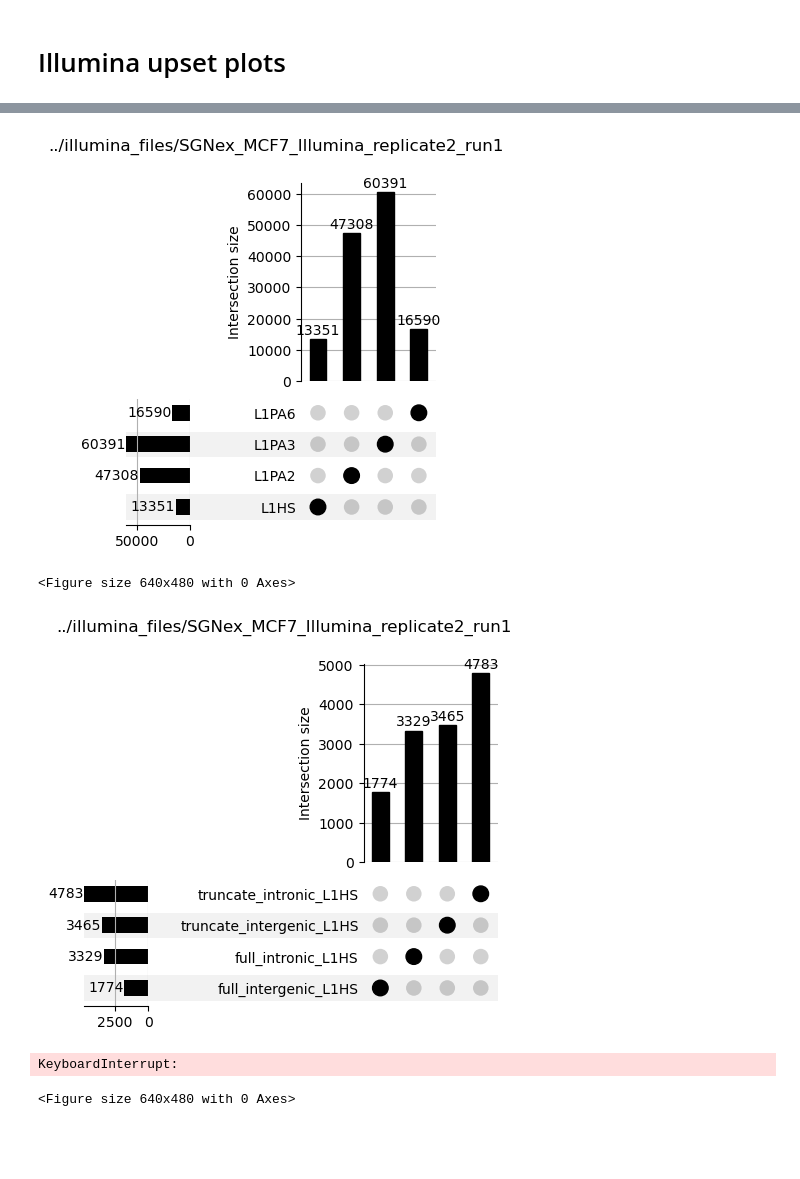
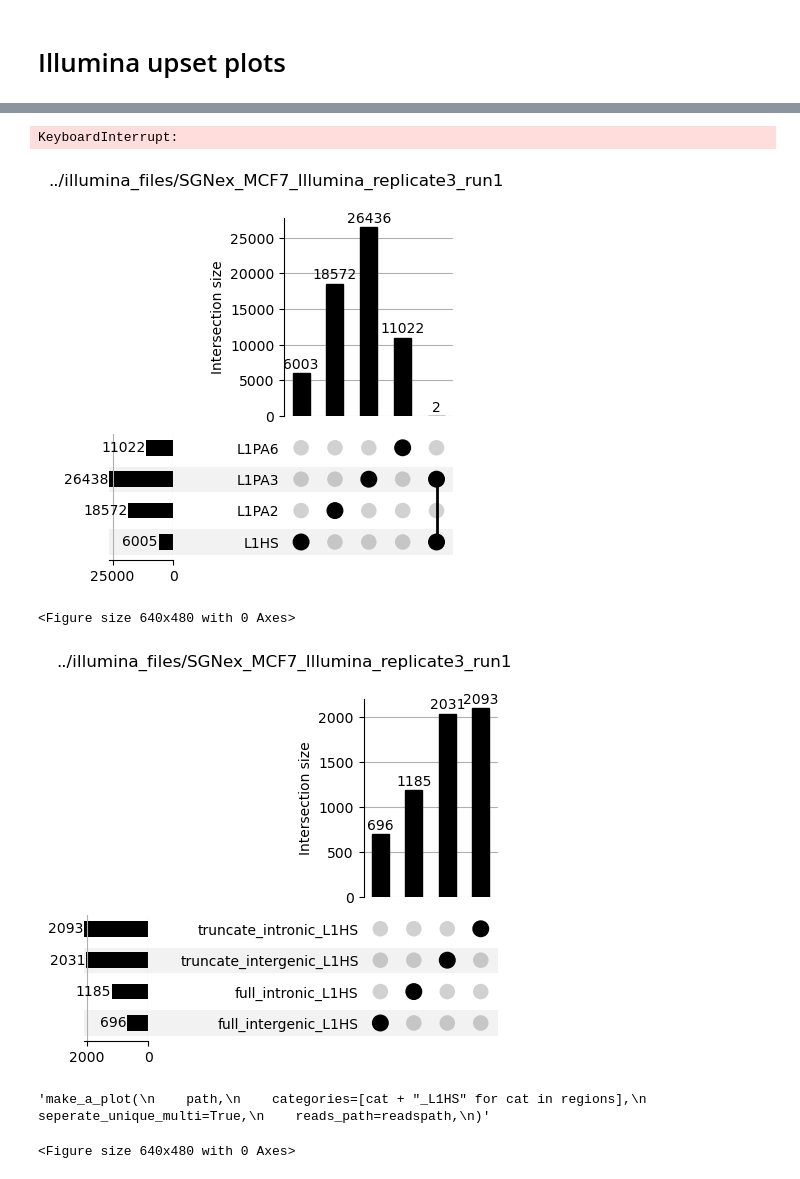
Before and after one commit to gage-lab/bulk_te_bench, a Jupyter notebook: analysis/upset/20240320_gtf_multimap.ipynb, the cells around one changed output, grey strips where cells are left out. Drawn from its saved outputs; the diff is of its cells as text; code cells hidden in the pictures; blank space fills up the shorter version.

```diff
--- a/analysis/upset/20240320_gtf_multimap.ipynb
+++ b/analysis/upset/20240320_gtf_multimap.ipynb
@@ -392,21 +427,28 @@ make_a_plot(
+# %%
+make_a_plot(
+    path,
+    categories=[cat + "_L1HS" for cat in regions],
+    seperate_unique_multi=True,
+    reads_path=readspath,
+)
+# %% [output]
+KeyboardInterrupt:
 # %%
-path = "../illumina_files/SGNex_MCF7_Illumina_replicate2_run1"
-readspath = "../illumina_files/SGNex_MCF7_Illumina_replicate2_run1/SGNex_MCF7_Illumina_replicate2_run1_unique_reads.txt"
+path = "../illumina_files/SGNex_MCF7_Illumina_replicate3_run1"
+readspath = "../illumina_files/SGNex_MCF7_Illumina_replicate3_run1/SGNex_MCF7_Illumina_replicate3_run1_unique_reads.txt"
 
 make_a_plot(path, categories=L1_families)
-"""make_a_plot(
-    path, categories=L1_families, seperate_unique_multi=True, reads_path=readspath
-)"""
+
 make_a_plot(path, categories=[cat + "_L1HS" for cat in regions])
 make_a_plot(
     path,
     categories=[cat + "_L1HS" for cat in regions],
     seperate_unique_multi=True,
     reads_path=readspath,
 )
 # %% [output]
-[figure, old version]
+[figure, new version]
 <Figure size 640x480 with 0 Axes>
-[figure, old version]
+[figure, new version]
-KeyboardInterrupt:
+'make_a_plot(\n    path,\n    categories=[cat + "_L1HS" for cat in regions],\n    seperate_unique_multi=True,\n    reads_path=readspath,\n)'
 <Figure size 640x480 with 0 Axes>
```
Also changed, not shown: parts of 5 cells of this notebook.
